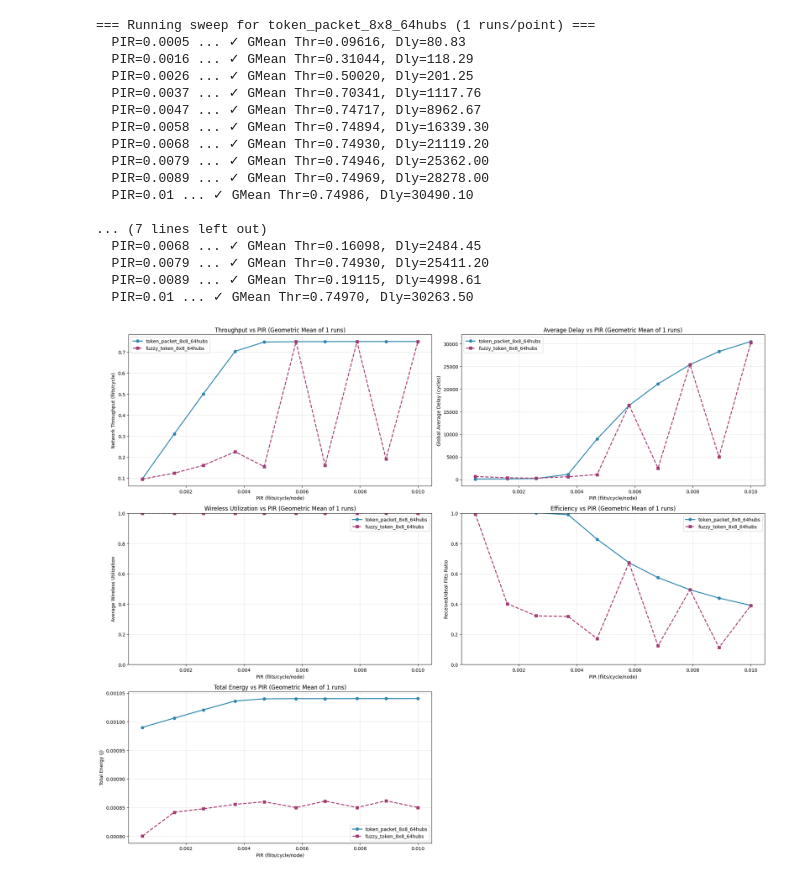
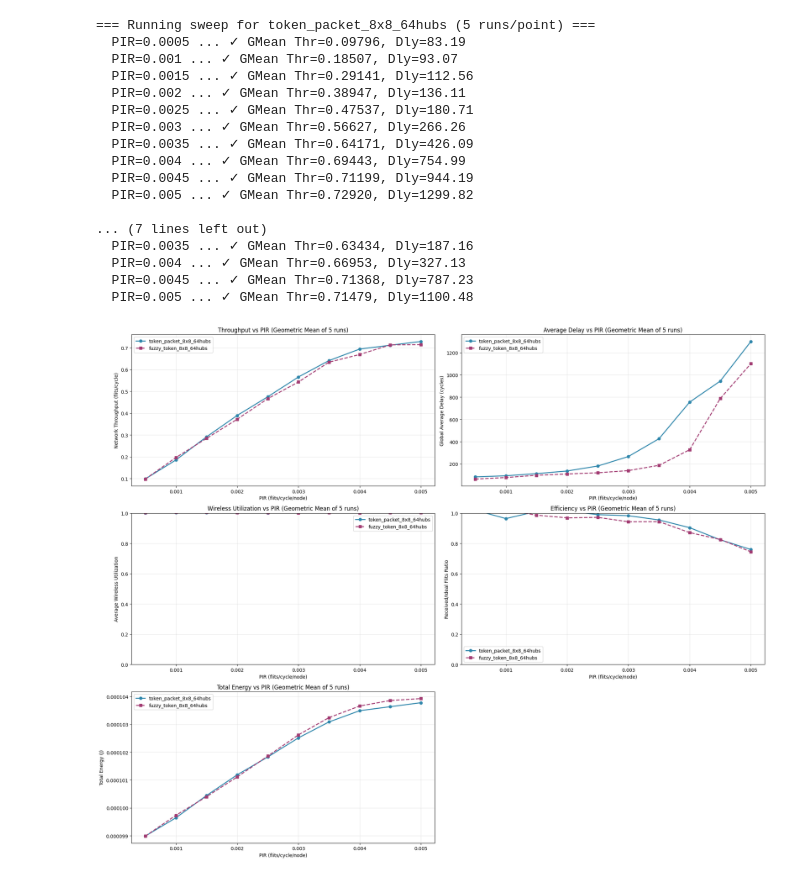
Before and after one commit to Jain-Nishkarsh/WiNoC-SOP, a Jupyter notebook: results/evaluate.ipynb, the cells around one changed output. Cells and saved outputs as stored; diff of their text form; code cells hidden in the pictures.

```diff
--- a/results/evaluate.ipynb
+++ b/results/evaluate.ipynb
@@ -217,9 +217,9 @@ CONFIGS = [
 ]
 
 BIN_DIR = Path("../bin").resolve()
-NUM_RUNS = 1  # Number of runs per point
-PIR_LIST = [round(x, 4) for x in np.linspace(0.0005, 0.01, 10)]
-# PIR_LIST += [round(x, 4) for x in np.linspace(0.02, 0.06, 5)]
+NUM_RUNS = 5  # Number of runs per point
+PIR_LIST = [round(x, 4) for x in np.linspace(0.0005, 0.005, 10)]
+# PIR_LIST += [round(x, 4) for x in np.linspace(0.01, 0.05, 5)]
 
 
 # Minimal parser for Noxim stdout
@@ -287,8 +287,8 @@ def run_sweep_multiseed(config_path: str, pir_list, label: str):
                 "-traffic", "random",
                 # "-hs", "0", "0.5",
                 # "-traffic", "transpose2",
-                "-sim", "100000",
-                "-seed", "42",
+                "-sim", "10000",
+                # "-seed", "42",
             ]
             try:
                 proc = subprocess.run(cmd, cwd=str(BIN_DIR), capture_output=True, text=True, timeout=240)
@@ -396,46 +396,46 @@ ax3.set_xlabel("PIR (flits/cycle/node)")
 ax3.set_ylabel("Average Wireless Utilization")
 ax3.set_title(f"Wireless Utilization vs PIR (Geometric Mean of {NUM_RUNS} runs)")
 ax3.set_ylim(0.0, 1.0)
 ax3.grid(True, alpha=0.3)
 ax3.legend()
 
 
 # Configure Received/Ideal flits ratio plot
 ax4.set_xlabel("PIR (flits/cycle/node)")
 ax4.set_ylabel("Received/Ideal Flits Ratio")
 ax4.set_title(f"Efficiency vs PIR (Geometric Mean of {NUM_RUNS} runs)")
 ax4.set_ylim(0.0, 1.0)
 ax4.grid(True, alpha=0.3)
 ax4.legend()
 
 # Configure Total Energy plot
 ax5.set_xlabel("PIR (flits/cycle/node)")
 ax5.set_ylabel("Total Energy (J)")
 ax5.set_title(f"Total Energy vs PIR (Geometric Mean of {NUM_RUNS} runs)")
 ax5.grid(True, alpha=0.3)
 ax5.legend()
 
 # Hide the unused subplot
 ax6.axis('off')
 
 plt.tight_layout()
 plt.show()
 # %% [output]
-=== Running sweep for token_packet_8x8_64hubs (1 runs/point) ===
-  PIR=0.0005 ... ✓ GMean Thr=0.09616, Dly=80.83
-  PIR=0.0016 ... ✓ GMean Thr=0.31044, Dly=118.29
-  PIR=0.0026 ... ✓ GMean Thr=0.50020, Dly=201.25
-  PIR=0.0037 ... ✓ GMean Thr=0.70341, Dly=1117.76
-  PIR=0.0047 ... ✓ GMean Thr=0.74717, Dly=8962.67
-  PIR=0.0058 ... ✓ GMean Thr=0.74894, Dly=16339.30
-  PIR=0.0068 ... ✓ GMean Thr=0.74930, Dly=21119.20
-  PIR=0.0079 ... ✓ GMean Thr=0.74946, Dly=25362.00
-  PIR=0.0089 ... ✓ GMean Thr=0.74969, Dly=28278.00
-  PIR=0.01 ... ✓ GMean Thr=0.74986, Dly=30490.10
+=== Running sweep for token_packet_8x8_64hubs (5 runs/point) ===
+  PIR=0.0005 ... ✓ GMean Thr=0.09796, Dly=83.19
+  PIR=0.001 ... ✓ GMean Thr=0.18507, Dly=93.07
+  PIR=0.0015 ... ✓ GMean Thr=0.29141, Dly=112.56
+  PIR=0.002 ... ✓ GMean Thr=0.38947, Dly=136.11
+  PIR=0.0025 ... ✓ GMean Thr=0.47537, Dly=180.71
+  PIR=0.003 ... ✓ GMean Thr=0.56627, Dly=266.26
+  PIR=0.0035 ... ✓ GMean Thr=0.64171, Dly=426.09
+  PIR=0.004 ... ✓ GMean Thr=0.69443, Dly=754.99
+  PIR=0.0045 ... ✓ GMean Thr=0.71199, Dly=944.19
+  PIR=0.005 ... ✓ GMean Thr=0.72920, Dly=1299.82
 
 ... (7 lines left out)
-  PIR=0.0068 ... ✓ GMean Thr=0.16098, Dly=2484.45
-  PIR=0.0079 ... ✓ GMean Thr=0.74930, Dly=25411.20
-  PIR=0.0089 ... ✓ GMean Thr=0.19115, Dly=4998.61
-  PIR=0.01 ... ✓ GMean Thr=0.74970, Dly=30263.50
+  PIR=0.0035 ... ✓ GMean Thr=0.63434, Dly=187.16
+  PIR=0.004 ... ✓ GMean Thr=0.66953, Dly=327.13
+  PIR=0.0045 ... ✓ GMean Thr=0.71368, Dly=787.23
+  PIR=0.005 ... ✓ GMean Thr=0.71479, Dly=1100.48
-[figure, old version]
+[figure, new version]
```
Also changed, not shown: 6 other files.
